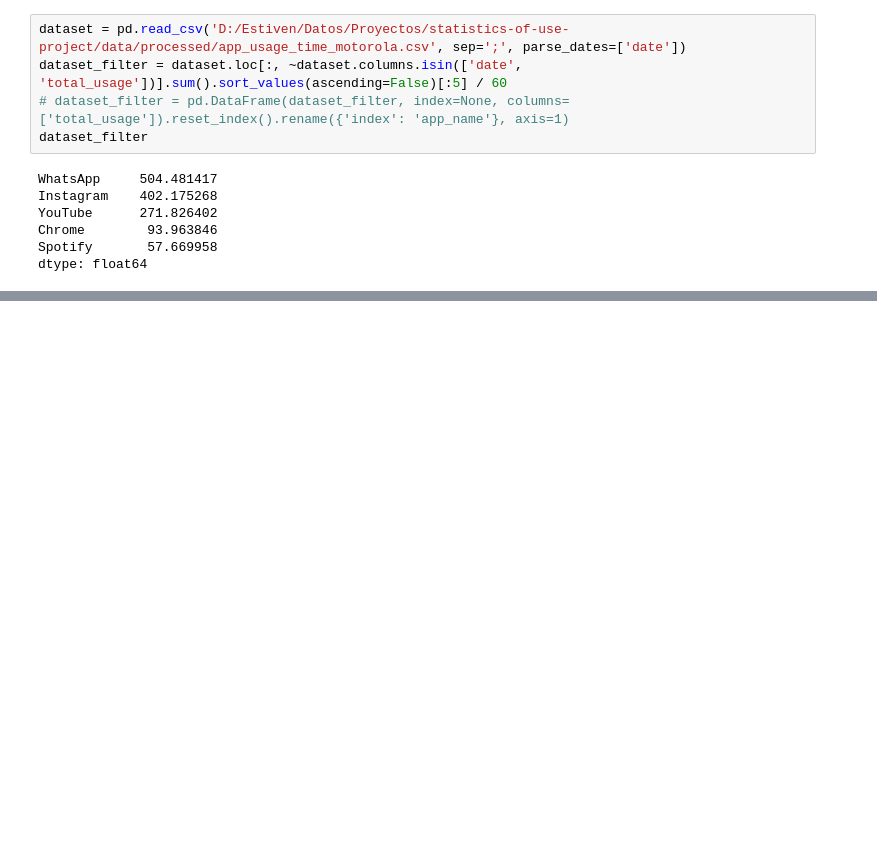
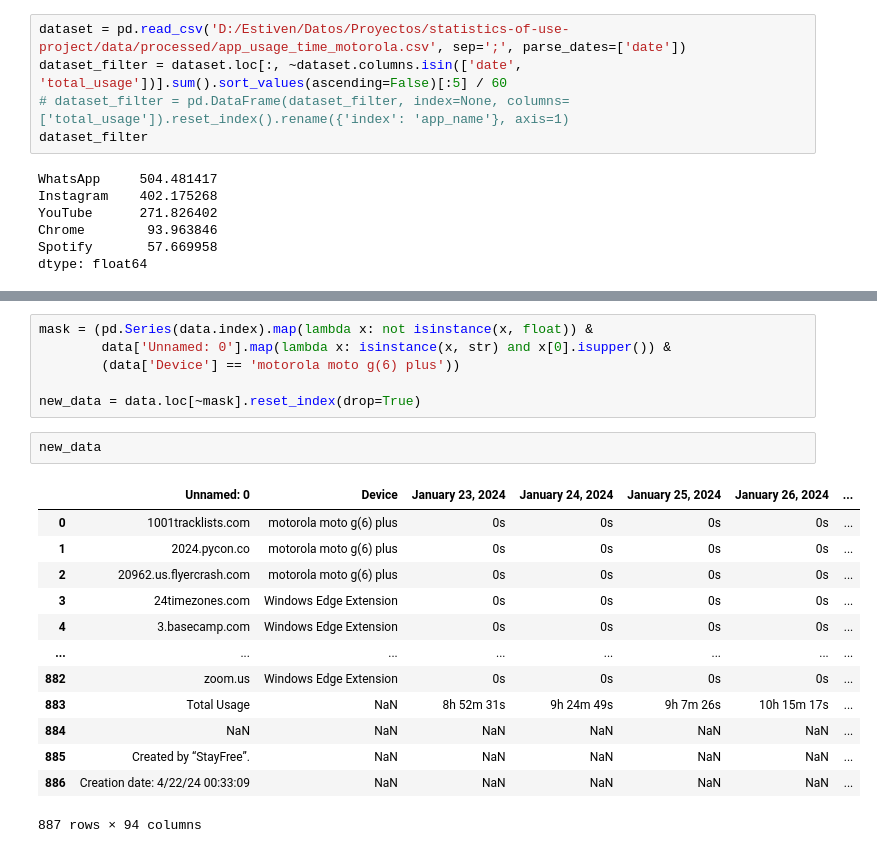
Before and after one commit to estivengrx/statistics-of-use-project, a Jupyter notebook: notebooks_scripts/data_transformation_tests.ipynb, the cells around one changed output, grey strips where cells are left out. Drawn from its saved outputs; the diff is of its cells as text; blank space fills up the shorter version.

```diff
--- a/notebooks_scripts/data_transformation_tests.ipynb
+++ b/notebooks_scripts/data_transformation_tests.ipynb
@@ -609,0 +665,22 @@ dtype: float64
+# %%
+mask = (pd.Series(data.index).map(lambda x: not isinstance(x, float)) &
+        data['Unnamed: 0'].map(lambda x: isinstance(x, str) and x[0].isupper()) &
+        (data['Device'] == 'motorola moto g(6) plus'))
+
+new_data = data.loc[~mask].reset_index(drop=True)
+# %%
+new_data
+# %% [output]
+|  | Unnamed: 0 | Device | January 23, 2024 | January 24, 2024 | January 25, 2024 | January 26, 2024 | ... |
+| 0 | 1001tracklists.com | motorola moto g(6) plus | 0s | 0s | 0s | 0s | ... |
+| 1 | 2024.pycon.co | motorola moto g(6) plus | 0s | 0s | 0s | 0s | ... |
+| 2 | 20962.us.flyercrash.com | motorola moto g(6) plus | 0s | 0s | 0s | 0s | ... |
+| 3 | 24timezones.com | Windows Edge Extension | 0s | 0s | 0s | 0s | ... |
+| 4 | 3.basecamp.com | Windows Edge Extension | 0s | 0s | 0s | 0s | ... |
+| ... | ... | ... | ... | ... | ... | ... | ... |
+| 882 | zoom.us | Windows Edge Extension | 0s | 0s | 0s | 0s | ... |
+| 883 | Total Usage | NaN | 8h 52m 31s | 9h 24m 49s | 9h 7m 26s | 10h 15m 17s | ... |
+| 884 | NaN | NaN | NaN | NaN | NaN | NaN | ... |
+| 885 | Created by “StayFree”. | NaN | NaN | NaN | NaN | NaN | ... |
+| 886 | Creation date: 4/22/24 00:33:09 | NaN | NaN | NaN | NaN | NaN | ... |
+887 rows × 94 columns
```
Also changed, not shown: parts of 6 cells of this notebook, 3 other files.
